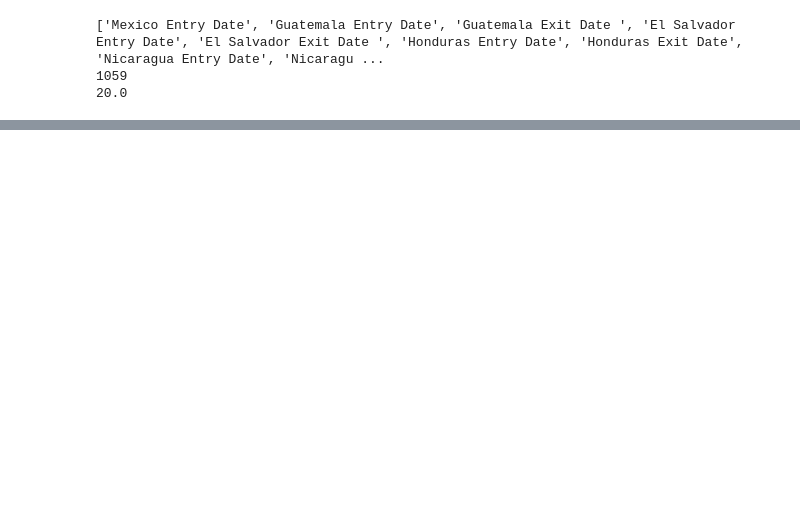
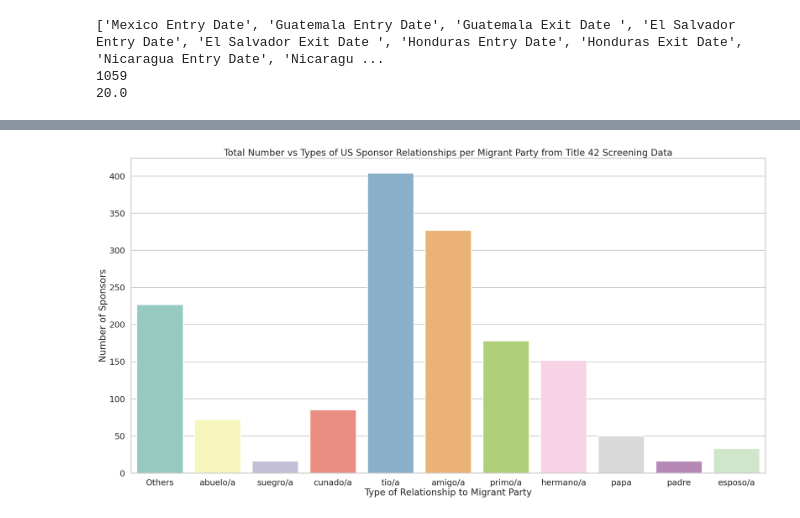
Before and after one commit to jacobgrimm/LA-Complete-Covid-Datat, a Jupyter notebook: Airtables/T42_Screenings/examine_T42_screenings.ipynb, the cells around one changed output, grey strips where cells are left out. Cells and saved outputs as stored; diff of their text form; code cells hidden in the pictures; blank space fills up the shorter version.

```diff
--- a/Airtables/T42_Screenings/examine_T42_screenings.ipynb
+++ b/Airtables/T42_Screenings/examine_T42_screenings.ipynb
@@ -191,0 +257,3 @@ print(df['travel_time'].median())
+# %%
+df['US Contact Relationship'] = df['US Contact Relationship'].str.lower()
+df['US Contact Relationship'].value_counts()
@@ -191,0 +274,52 @@ print(df['travel_time'].median())
+# %%
+from numpy import nan as nan
+value_counts = df['US Contact Relationship'].value_counts()
+
+# Get the values that occur less than 20 times
+common_values = (value_counts[value_counts > 10].index)
+common_values = set([unidecode(item.rstrip()) for item in common_values])
+
+#common_values.update(("papa", "mama", "esposo", "esposa", "bisabuela", "bisabuelo", "hija", "hijo","suegro", "suegra"))
+
+
+def replace_values_common_ones(contact_relationship):
+    if type(contact_relationship) is not str:
+        return contact_relationship
+
+    words_in_relationship_set = set(unidecode(contact_relationship).split()) #unidecode to remove accents, and split to turn the whole possible sentence into a list and then set to perfrom set operations
+    relationship = common_values.intersection(words_in_relationship_set)
+    if not relationship:
+        return "Others"
+
+    relationship = list(relationship)[0]
+    if (relationship[-1] == 'a' or relationship[-1] == 'o') and relationship != 'mama' and relationship != 'papa' and not relationship.endswith("o/a")  :
+        relationship = relationship[:-1] + "o/a"
+    return relationship
+
+
+
+# Replace these rare values with a common label, for example, 'Others'
+#df.loc[df['US Contact Relationship'].isin(rare_values), 'US Contact Relationship'] = 'Others'
+df['US Contact Relationship'] = df['US Contact Relationship'].apply(replace_values_common_ones
+                                                                   )
+
+rare_values = set(value_counts[value_counts < 10].index)
+
+
+df.loc[df['US Contact Relationship'].isin(rare_values), 'US Contact Relationship'] = 'Others'
+
+sns.set_context("poster")  # Choose the appropriate context size
+plt.figure(figsize = (30,15))
+sns.countplot(x='US Contact Relationship', data=df, palette="Set3", hue="US Contact Relationship", legend=False)
+#plt.suptitle('Parties Returned to Mexico under Title 42 vs. Admitted Attempted Crossings', fontsize=12)
+
+# Customize the plot (optional)
+plt.title('Total Number vs Types of US Sponsor Relationships per Migrant Party from Title 42 Screening Data')
+plt.xlabel('Type of Relationship to Migrant Party')
+plt.ylabel('Number of Sponsors')
+plt.savefig("Total Number of Types of US Sponsor Relationship per Migrant Party.png")
+
+# Show the plot
+plt.show()
+# %% [output]
+[figure, added]
```
Also changed, not shown: parts of 10 cells of this notebook, 18 other files.
